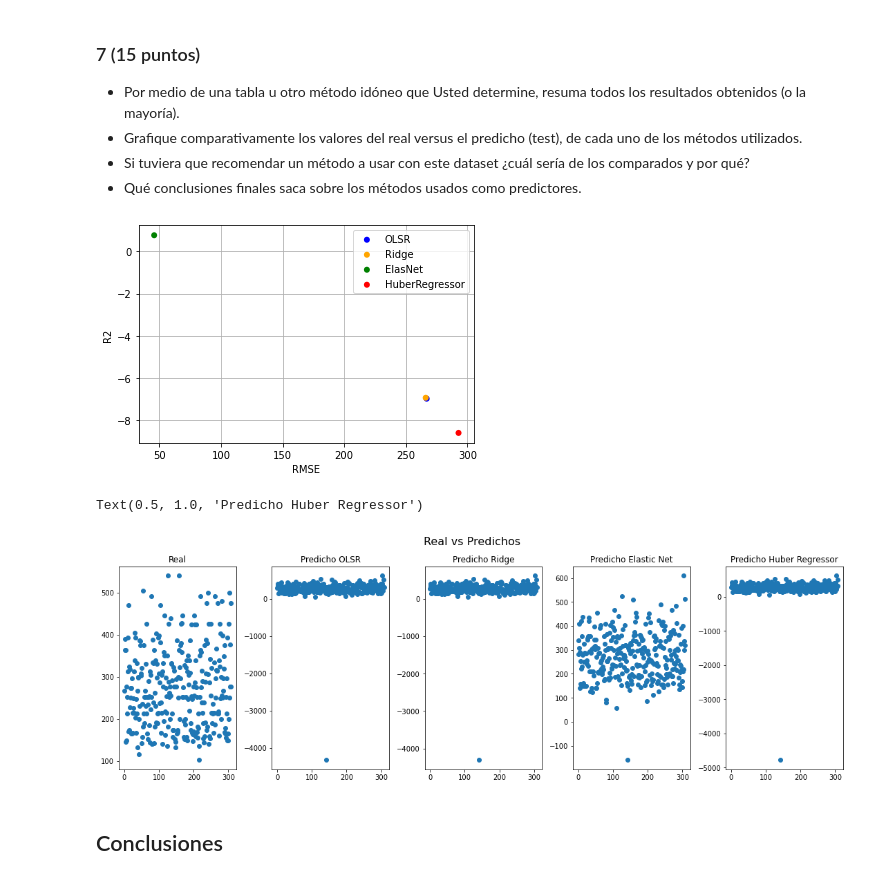
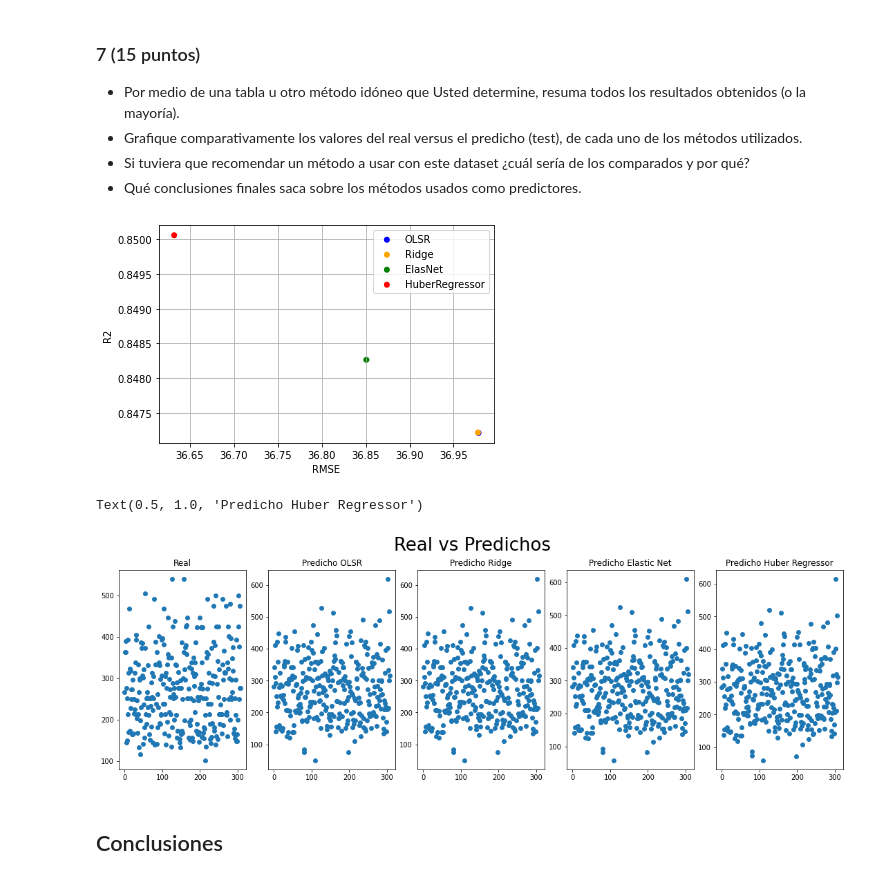
Before and after one commit to joseSalazar4/Cement-Prediction, a Jupyter notebook: 2021-2-Trabajo Practico_03.ipynb, the cells around one changed output. Saved outputs shown, nothing was run; the diff lists cells and outputs as text; code cells hidden in the pictures.

```diff
--- a/2021-2-Trabajo Practico_03.ipynb
+++ b/2021-2-Trabajo Practico_03.ipynb
@@ -293,16 +293,21 @@ lowerBounds = {"cement":102,"slag":0,"flyash":0,"water":121.8,"superplasticizer"
 upperBounds = {"cement":540,"slag":359.4,"flyash":200.1,"water":247,"superplasticizer":32.2,"coarseaggregate":1145,"fineaggregate":992.6,"age":365,"csMPa":82.6}
 
 #tratamiento de outliers extremos en superplasticizer
+#TRAIN
+indexTrain = X_train[(X_train["superplasticizer"] > upperBounds['superplasticizer']) | (X_train["superplasticizer"] < lowerBounds['superplasticizer'])].index
 
-index = X_train[(X_train["superplasticizer"] > upperBounds['superplasticizer']) | (X_train["superplasticizer"] < lowerBounds['superplasticizer'])].index
+X_train.drop(indexTrain, inplace=True)
+y_train.drop(indexTrain, inplace=True)
 
-X_train.drop(index, inplace=True)
-y_train.drop(index, inplace=True)
+#TEST
+indexTest = X_test[(X_test["superplasticizer"] > upperBounds['superplasticizer']) | (X_test["superplasticizer"] < lowerBounds['superplasticizer'])].index
 
-#mean median imputation para NaNs en coarseaggregate
+X_test.drop(indexTest, inplace=True)
+y_test.drop(indexTest, inplace=True)
 
-medianTrain = X_train['coarseaggregate'].median()
-medianTest = X_test['coarseaggregate'].median()
+#mean imputation para NaNs en coarseaggregate
+medianTrain = X_train['coarseaggregate'].mean()
+medianTest = X_test['coarseaggregate'].mean()
 
 X_train.replace(np.nan, medianTrain, inplace=True)
 X_test.replace(np.nan, medianTest, inplace=True)
@@ -354,8 +360,14 @@ alpha:  6.345440795556673
 # %%
 # Observamos graficamente los valores lejanos a 0
 plt.ylabel('Coefficients')
-plt.plot(range(len(columnNames)), lassoCoefficients)
+plt.plot(range(len(columnNames)), lasso.coef_)
 plt.xticks(range(len(columnNames)), columnNames, rotation=50)
 plt.show()
+
+X_train.drop('superplasticizer', axis=1, inplace=True) #se elimina la columna id del dataset Test
+X_test.drop('superplasticizer', axis=1, inplace=True) #se elimina la columna id del dataset Test
+
+# Se actualiza la variable
+columnNames = X_train.columns
 # %% [output]
 [figure]
@@ -588,37 +614,37 @@ a. alpha: Parámetro de regularización.
 fig, ax = plt.subplots()
 ax.scatter(OLSR_RMSE,OLSR_R2 , c='blue', label='OLSR', edgecolors='none')
 ax.scatter(Ridge_RMSE,Ridge_R2 , c='orange', label='Ridge', edgecolors='none')
 ax.scatter(ElasNetRMSE,ElasNetR2 , c='green', label='ElasNet', edgecolors='none')
 ax.scatter(huberRMSE,huberR2 , c='red', label='HuberRegressor', edgecolors='none')
 ax.set_xlabel('RMSE')
 ax.set_ylabel('R2')
 ax.legend()
 ax.grid(True)
 
 plt.show()
 
 
 fig, axs = plt.subplots(1, 5, constrained_layout=True, figsize=(15,5))
-fig.suptitle('Real vs Predichos', fontsize=16)
+fig.suptitle('Real vs Predichos', fontsize=26)
 
 axs[0].scatter(y_test.index,y_test)
 axs[0].set_title('Real')
 
 axs[1].scatter(y_test.index,OLSR_prediction)
 axs[1].set_title('Predicho OLSR')
 
 axs[2].scatter(y_test.index,ridgePrediction)
 axs[2].set_title('Predicho Ridge')
 
 axs[3].scatter(y_test.index,ElasNetPrediction)
 axs[3].set_title('Predicho Elastic Net')
 
 axs[4].scatter(y_test.index,huberPrediction)
 axs[4].set_title('Predicho Huber Regressor')
 # %% [output]
-[figure, old version]
+[figure, new version]
 Text(0.5, 1.0, 'Predicho Huber Regressor')
-[figure, old version]
+[figure, new version]
 # %% [markdown]
 ## Conclusiones
 # %% [markdown]
```
Also changed, not shown: parts of 16 cells of this notebook, 1 other file.
